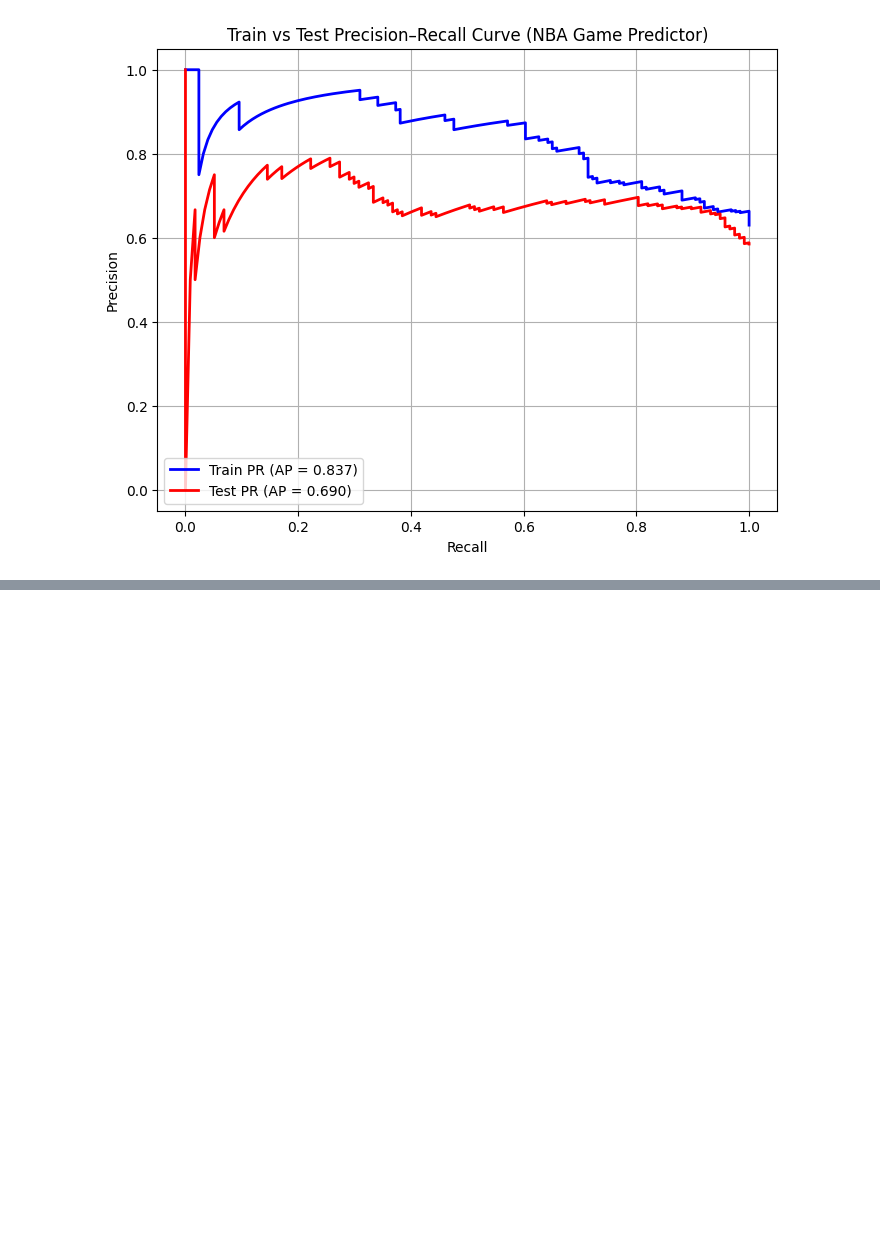
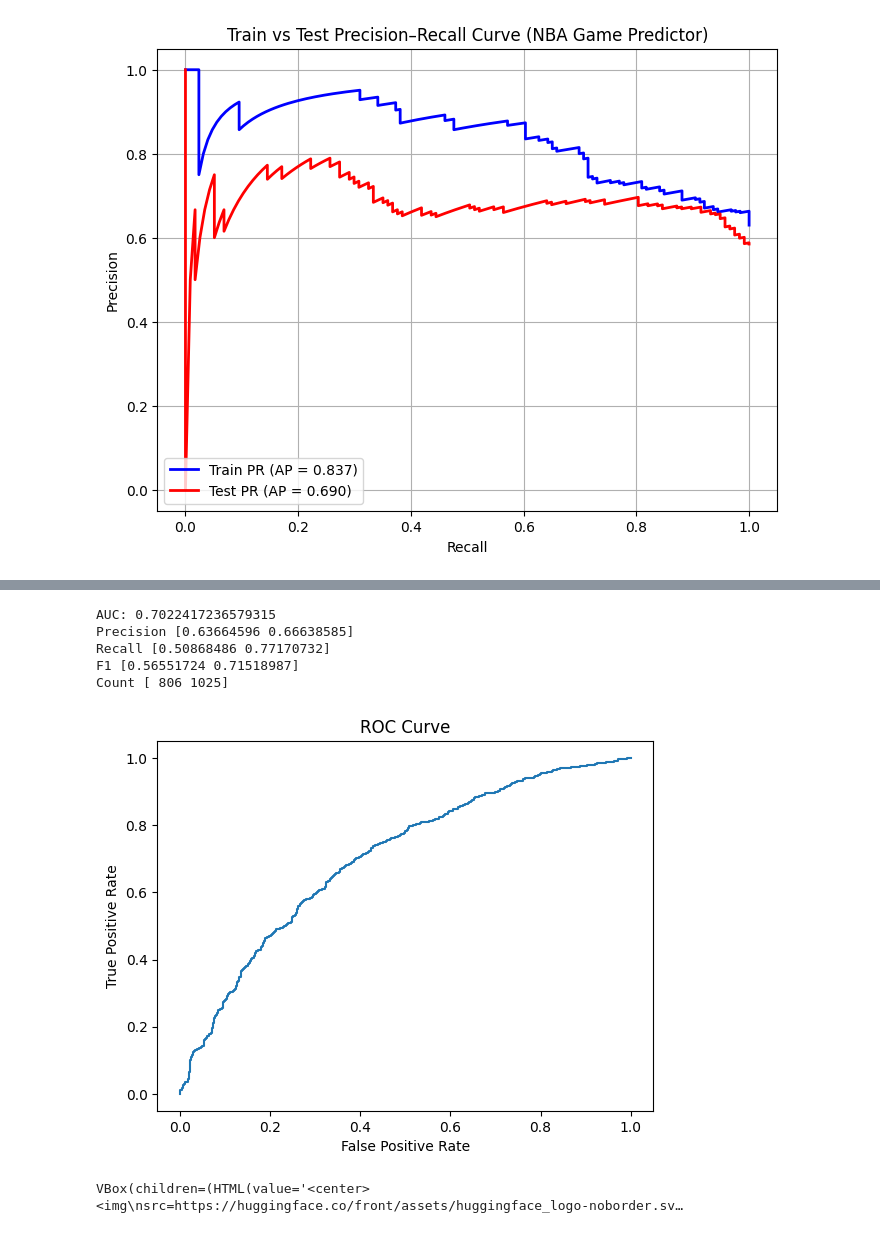
Before and after one commit to WayneGretzky1/nba_game_predictor, a Jupyter notebook: nba_game_predictor_final.ipynb, the cells around one changed output, grey strips where cells are left out. Saved outputs shown, nothing was run; the diff lists cells and outputs as text; code cells hidden in the pictures; blank space fills up the shorter version.

```diff
--- a/nba_game_predictor_final.ipynb
+++ b/nba_game_predictor_final.ipynb
@@ -331,0 +533,34 @@ plt.show()
+# %%
+from sklearn import metrics
+preds = model(torch.tensor(X_test_norm).float())
+# print(preds)
+probs = torch.sigmoid(preds).detach().numpy() #convert to probabilities
+# print(probs)
+y_pred = (probs >= 0.5)
+# print(X_test.shape)
+# print(y_test.shape)
+# print(preds)
+fpr, tpr, thresholds = metrics.roc_curve(y_test,probs)
+plt.plot(fpr,tpr)
+plt.title("ROC Curve")
+print("AUC:",metrics.auc(fpr, tpr))
+plt.xlabel("False Positive Rate")
+plt.ylabel("True Positive Rate")
+p,r,f,count = metrics.precision_recall_fscore_support(y_test, y_pred)
+print("Precision",p)
+print("Recall",r)
+print("F1",f)
+print("Count",count)
+# %% [output]
+AUC: 0.7022417236579315
+Precision [0.63664596 0.66638585]
+Recall [0.50868486 0.77170732]
+F1 [0.56551724 0.71518987]
+Count [ 806 1025]
+[figure, added]
+# %%
+#pre-trained model
+import huggingface_hub
+huggingface_hub.login()
+# %% [output]
+VBox(children=(HTML(value='<center> <img\nsrc=https://huggingface.co/front/assets/huggingface_logo-noborder.sv…
```
Also changed, not shown: parts of 10 cells of this notebook.
